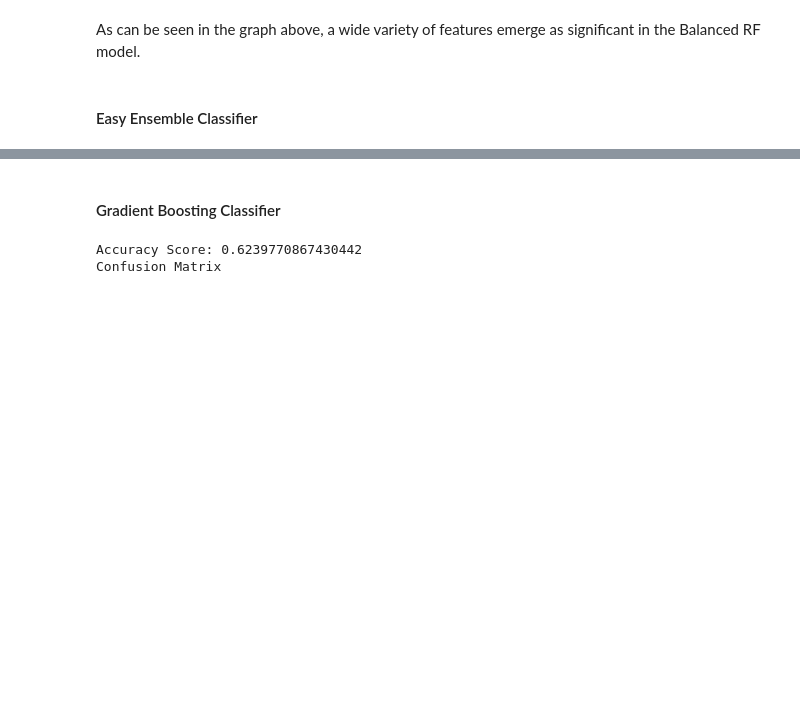
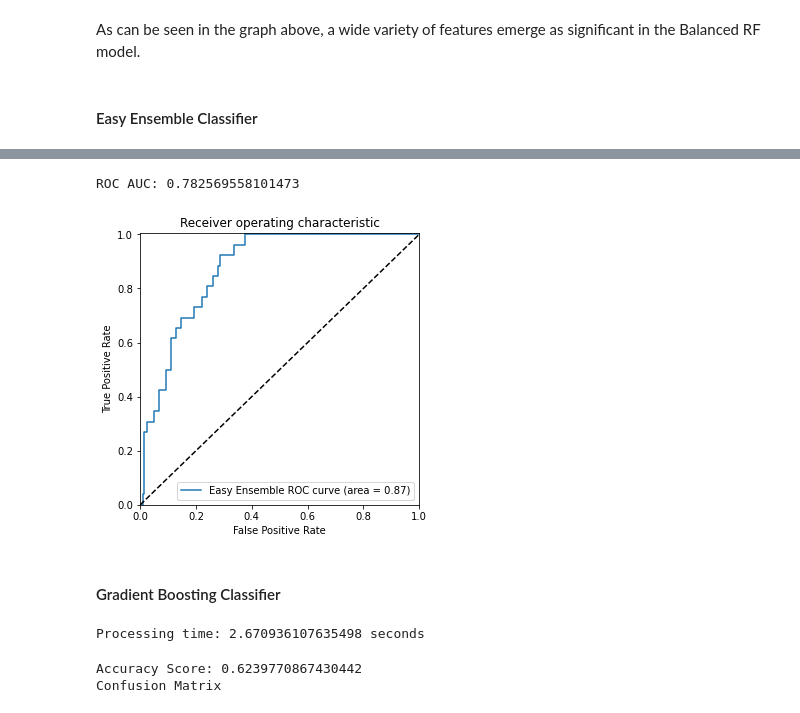
Before and after one commit to Marwan-Takrouri/Human-or-Robot-Facebook-Kaggle, a Jupyter notebook: Modeling.ipynb, the cells around one changed output, grey strips where cells are left out. Drawn from its saved outputs; the diff is of its cells as text; code cells hidden in the pictures; blank space fills up the shorter version.

```diff
--- a/Modeling.ipynb
+++ b/Modeling.ipynb
@@ -251,13 +331,39 @@ Classification Report:
         1.0       0.16      0.81      0.76      0.26      0.78      0.61        26
 
 avg / total       0.94      0.76      0.81      0.83      0.78      0.61       496
+# %%
+y_eec_score = model.predict_proba(X_test_scaled)[:, 1]
+fpr_eec, tpr_eec, _eec = roc_curve(y_test, y_eec_score)
+roc_eec_auc = auc(fpr_eec, tpr_eec)
+eec_roc_auc_score = roc_auc_score(y_test, y_pred)
+print(f"ROC AUC: {eec_roc_auc_score}")
+
+plt.figure(figsize=(5, 5))
+plt.plot(fpr_eec, tpr_eec, label='Easy Ensemble ROC curve (area = %0.2f)' % roc_eec_auc)
+plt.plot([0, 1], [0, 1], 'k--')
+plt.xlim([0.0, 1.0])
+plt.ylim([0.0, 1.005])
+plt.xlabel('False Positive Rate')
+plt.ylabel('True Positive Rate')
+plt.title('Receiver operating characteristic')
+plt.legend(loc="lower right")
+# plt.savefig('Images/roc_eec_auc.png')
+plt.show()
+# %% [output]
+ROC AUC: 0.782569558101473
+[figure, added]
 # %% [markdown]
 #### Gradient Boosting Classifier
 # %%
 from sklearn.ensemble import GradientBoostingClassifier
+start_time = time.time()
 model = GradientBoostingClassifier(n_estimators=200, random_state= 42, max_depth=5)
 model.fit(X_train_scaled, y_train)
 y_pred = model.predict(X_test_scaled)
+gbc_time = time.time() - start_time
+print(f"Processing time: {gbc_time} seconds")
+# %% [output]
+Processing time: 2.670936107635498 seconds
 # %%
 gbc_acc = balanced_accuracy_score(y_test, y_pred)
 print(f"Accuracy Score: {gbc_acc}")
```
Also changed, not shown: parts of 23 cells of this notebook.
